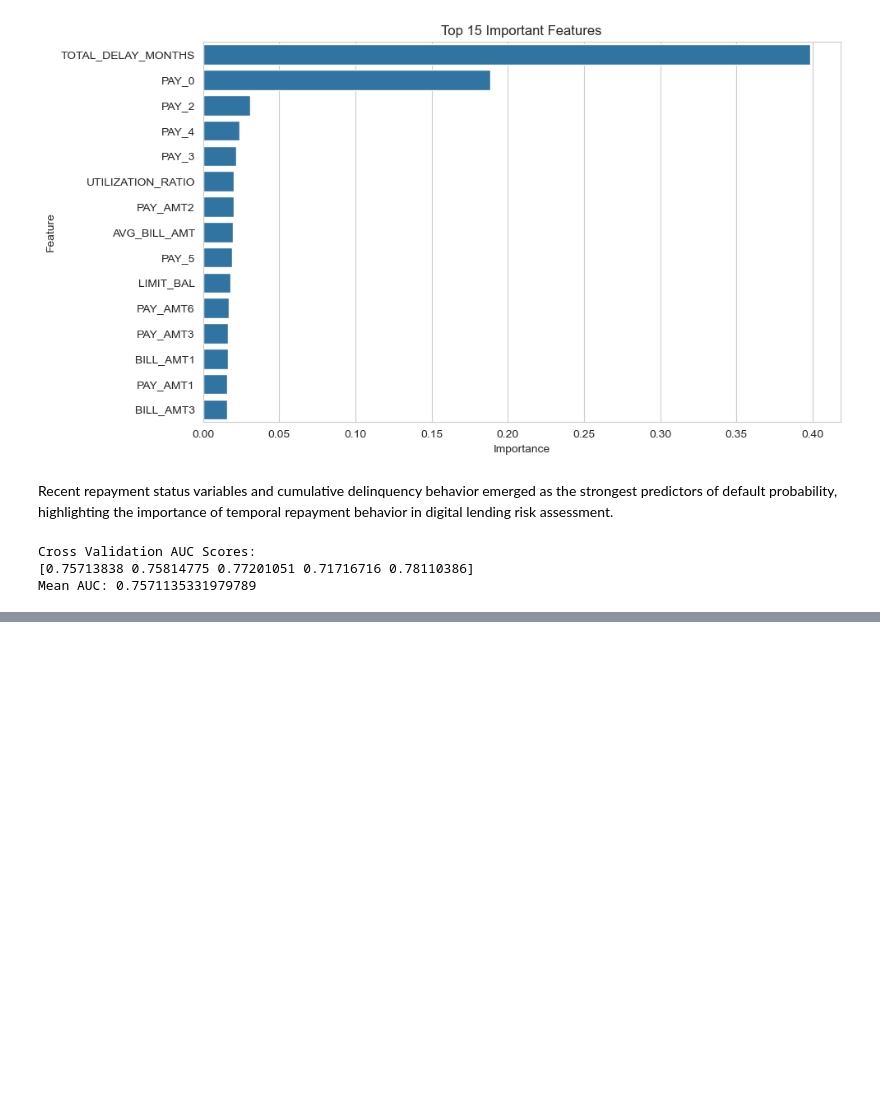
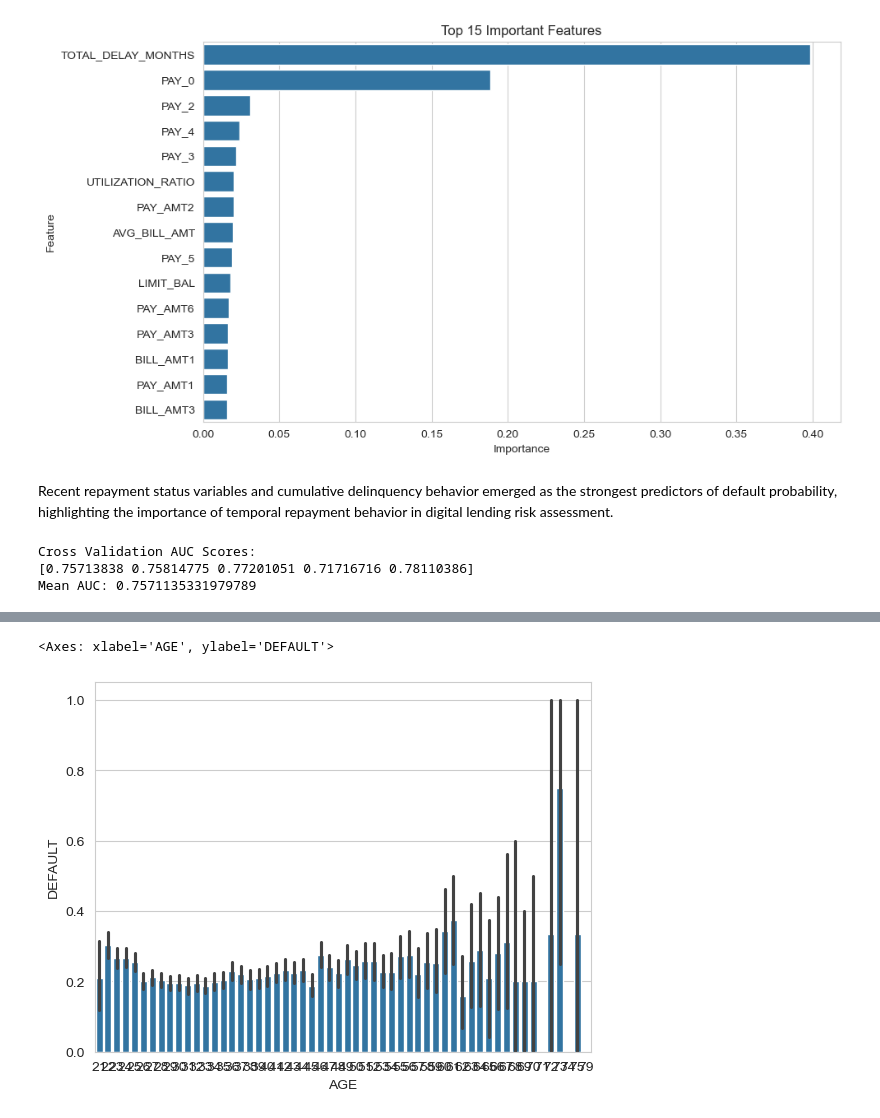
Before and after one commit to Anuraag-aids/credit-default-risk-model, a Jupyter notebook: notebooks/credit_risk_analysis.ipynb, the cells around one changed output, grey strips where cells are left out. Cells and saved outputs as stored; diff of their text form; code cells hidden in the pictures; blank space fills up the shorter version.

```diff
--- a/notebooks/credit_risk_analysis.ipynb
+++ b/notebooks/credit_risk_analysis.ipynb
@@ -286,0 +302,5 @@ Mean AUC: 0.7571135331979789
+# %%
+sns.barplot(x="AGE", y="DEFAULT", data=df)
+# %% [output]
+<Axes: xlabel='AGE', ylabel='DEFAULT'>
+[figure, added]
```
Also changed, not shown: parts of 11 cells of this notebook.
